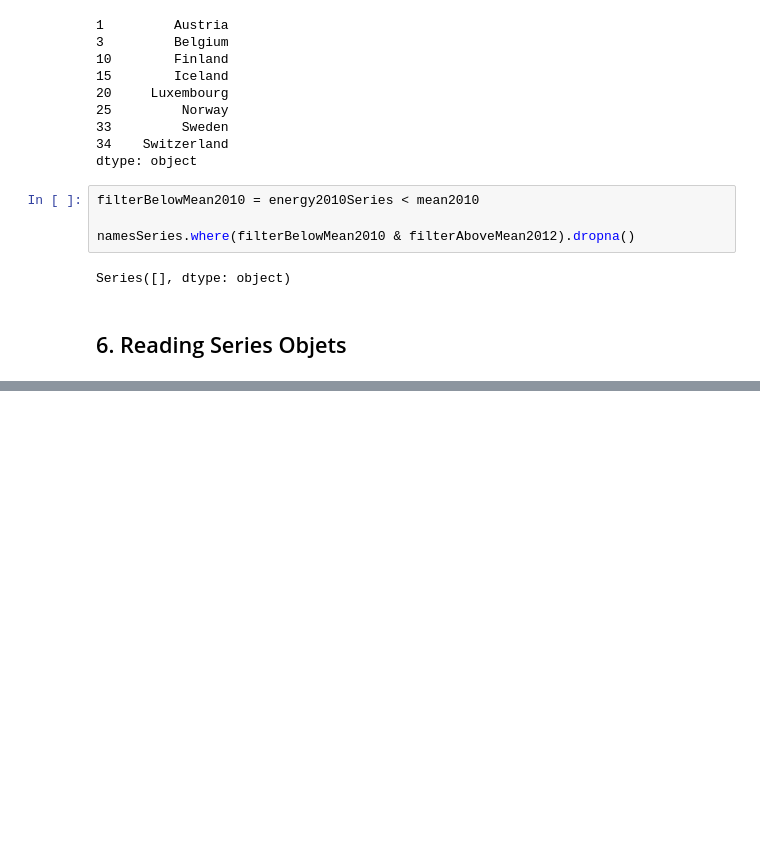
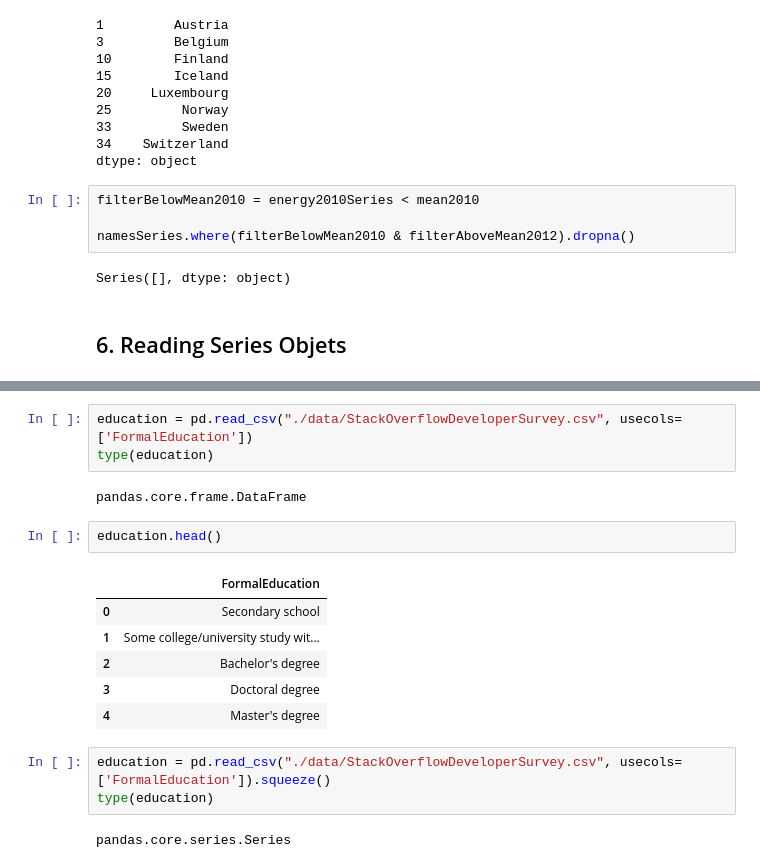
Before and after one commit to edekjdk/pandas-learning, a Jupyter notebook: DataSeries.ipynb, the cells around one changed output, grey strips where cells are left out. Drawn from its saved outputs; the diff is of its cells as text; blank space fills up the shorter version.

Commit message:
Reading Series Objets

```diff
--- a/DataSeries.ipynb
+++ b/DataSeries.ipynb
@@ -516,0 +600,19 @@ Series([], dtype: object)
+# %%
+education = pd.read_csv("./data/StackOverflowDeveloperSurvey.csv", usecols=['FormalEducation'])
+type(education)
+# %% [output]
+pandas.core.frame.DataFrame
+# %%
+education.head()
+# %% [output]
+|  | FormalEducation |
+| 0 | Secondary school |
+| 1 | Some college/university study wit... |
+| 2 | Bachelor's degree |
+| 3 | Doctoral degree |
+| 4 | Master's degree |
+# %%
+education = pd.read_csv("./data/StackOverflowDeveloperSurvey.csv", usecols=['FormalEducation']).squeeze()
+type(education)
+# %% [output]
+pandas.core.series.Series
```
Also changed, not shown: parts of 13 cells of this notebook, 2 other files.
